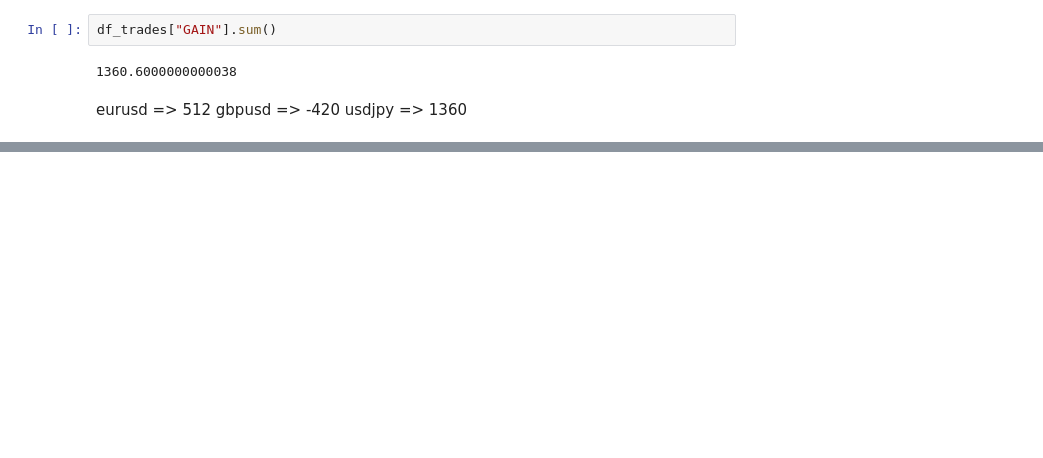
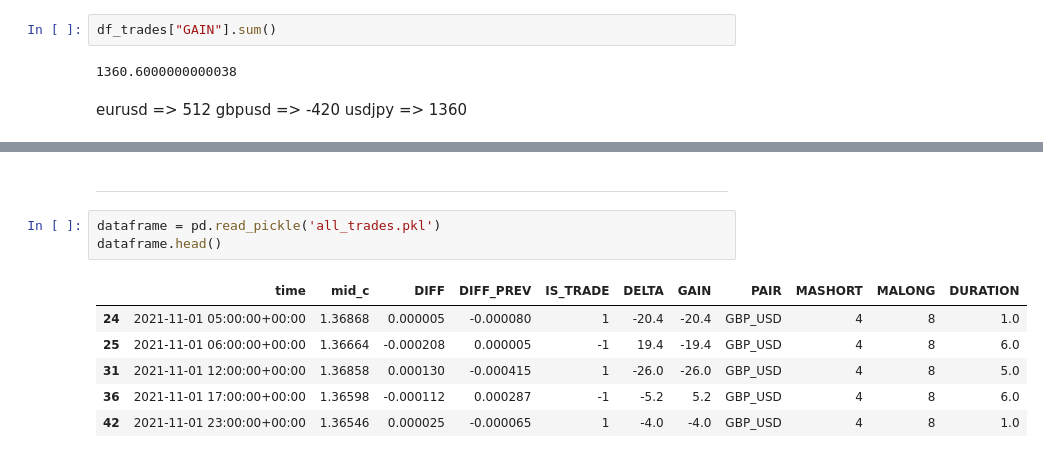
Before and after one commit to MohsenAF-Pl/forex-bot, a Jupyter notebook: candle_plot.ipynb, the cells around one changed output, grey strips where cells are left out. Drawn from its saved outputs; the diff is of its cells as text; blank space fills up the shorter version.

Commit message:
ma crosses calculated on many pairs

```diff
--- a/candle_plot.ipynb
+++ b/candle_plot.ipynb
@@ -293,0 +354,12 @@ usdjpy => 1360
+# %% [markdown]
+************************************************************
+# %%
+dataframe = pd.read_pickle('all_trades.pkl')
+dataframe.head()
+# %% [output]
+|  | time | mid_c | DIFF | DIFF_PREV | IS_TRADE | DELTA | GAIN | PAIR | MASHORT | MALONG | DURATION |
+| 24 | 2021-11-01 05:00:00+00:00 | 1.36868 | 0.000005 | -0.000080 | 1 | -20.4 | -20.4 | GBP_USD | 4 | 8 | 1.0 |
+| 25 | 2021-11-01 06:00:00+00:00 | 1.36664 | -0.000208 | 0.000005 | -1 | 19.4 | -19.4 | GBP_USD | 4 | 8 | 6.0 |
+| 31 | 2021-11-01 12:00:00+00:00 | 1.36858 | 0.000130 | -0.000415 | 1 | -26.0 | -26.0 | GBP_USD | 4 | 8 | 5.0 |
+| 36 | 2021-11-01 17:00:00+00:00 | 1.36598 | -0.000112 | 0.000287 | -1 | -5.2 | 5.2 | GBP_USD | 4 | 8 | 6.0 |
+| 42 | 2021-11-01 23:00:00+00:00 | 1.36546 | 0.000025 | -0.000065 | 1 | -4.0 | -4.0 | GBP_USD | 4 | 8 | 1.0 |
```
Also changed, not shown: parts of 10 cells of this notebook, 17 other files.
